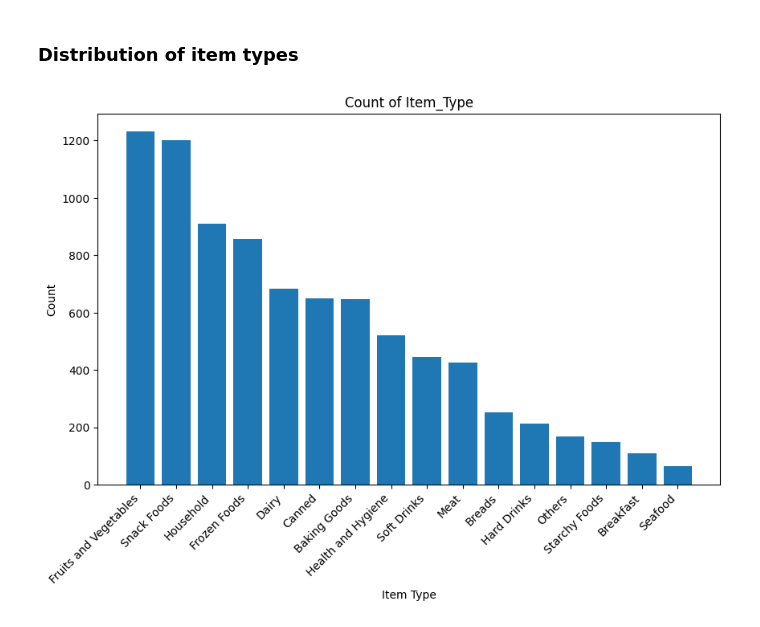
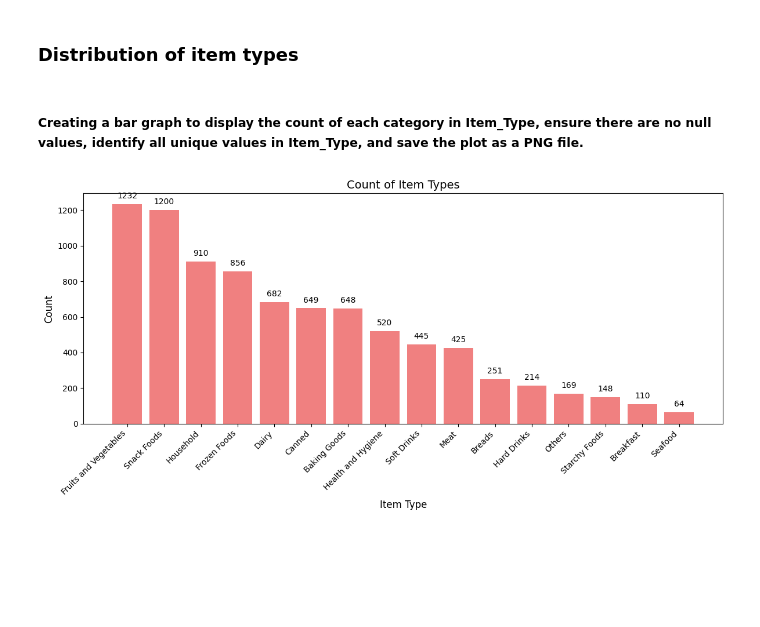
Before and after one commit to amisha26/Hands-on-Machine-Learning, a Jupyter notebook: sales_forecasting_project/sales_forecast.ipynb, the cells around one changed output. Cells and saved outputs as stored; diff of their text form; code cells hidden in the pictures; blank space fills up the shorter version.

Commit message:
added visualizations

```diff
--- a/sales_forecasting_project/sales_forecast.ipynb
+++ b/sales_forecasting_project/sales_forecast.ipynb
@@ -451,13 +453,26 @@ fat_content_counts = sales_data['Item_Fat_Content'].value_counts()
 
 plt.figure(figsize=(10, 6))
 
-plt.bar(fat_content_counts.index, fat_content_counts.values)
 
-plt.title('Count of Item Fat Content Categories')
-plt.xlabel('Item Fat Content')
-plt.ylabel('Count')
+bars = plt.bar(fat_content_counts.index, fat_content_counts.values, color='green')
 
-# Rotate x-axis labels if they're long
+# Add annotations on top of each bar
+for bar in bars:
+    plt.annotate(
+        str(bar.get_height()),
+        xy=(bar.get_x() + bar.get_width() / 2.0, bar.get_height()),
+        ha='center',
+        va='bottom',
+        xytext=(0, 5),
+        textcoords='offset points'
+    )
+
+plt.title('Count of Item Fat Content Categories', fontsize=14)
+plt.xlabel('Item Fat Content', fontsize=12)
+plt.ylabel('Count', fontsize=12)
+
+
 plt.xticks(rotation=45, ha='right')
 #plt.savefig('item_fat_content_count.png')
+plt.tight_layout()
 plt.show()
@@ -464,18 +481,31 @@ plt.show()
 # %% [markdown]
 ### Distribution of item types
+# %% [markdown]
+##### Creating a bar graph to display the count of each category in Item_Type, ensure there are no null values, identify all unique values in Item_Type, and save the plot as a PNG file.
 # %%
 item_type_counts = sales_data['Item_Type'].value_counts()
 
-plt.figure(figsize=(10, 6))
+plt.figure(figsize=(12, 6))
 
-plt.bar(item_type_counts.index, item_type_counts.values)
+bars = plt.bar(item_type_counts.index, item_type_counts.values, color='lightcoral')
 
-plt.title('Count of Item_Type')
-plt.xlabel('Item Type')
-plt.ylabel('Count')
+for bar in bars:
+    plt.annotate(
+        str(bar.get_height()),
+        xy=(bar.get_x() + bar.get_width() / 2.0, bar.get_height()),
+        ha='center',
+        va='bottom',
+        xytext=(0, 5),
+        textcoords='offset points'
+    )
+
+plt.title('Count of Item Types', fontsize=14)
+plt.xlabel('Item Type', fontsize=12)
+plt.ylabel('Count', fontsize=12)
 
 plt.xticks(rotation=45, ha='right')
+plt.tight_layout()
 #plt.savefig('item_type_count.png')
 plt.show()
 # %% [output]
-[figure, old version]
+[figure, new version]
```
Also changed, not shown: parts of 27 cells of this notebook.
